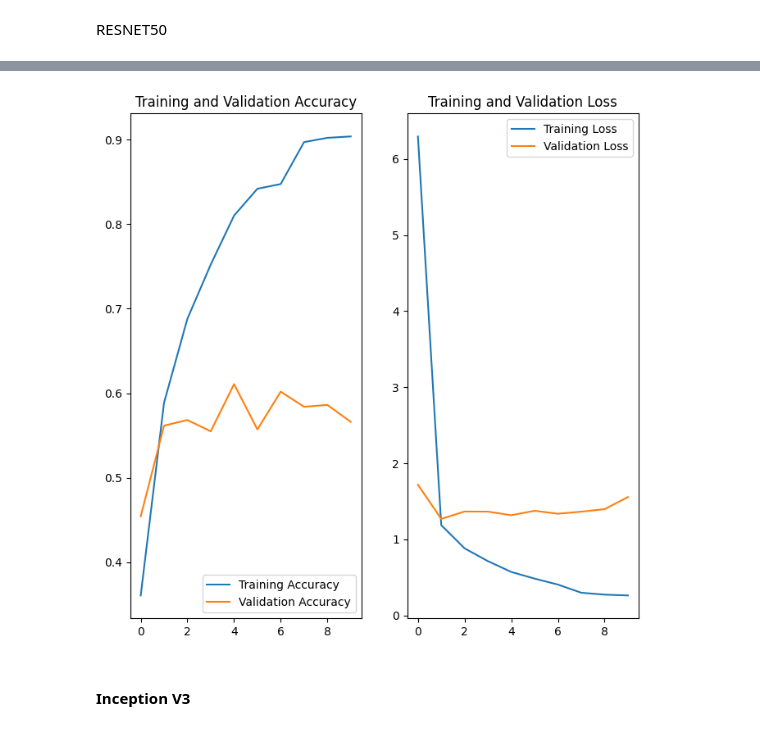
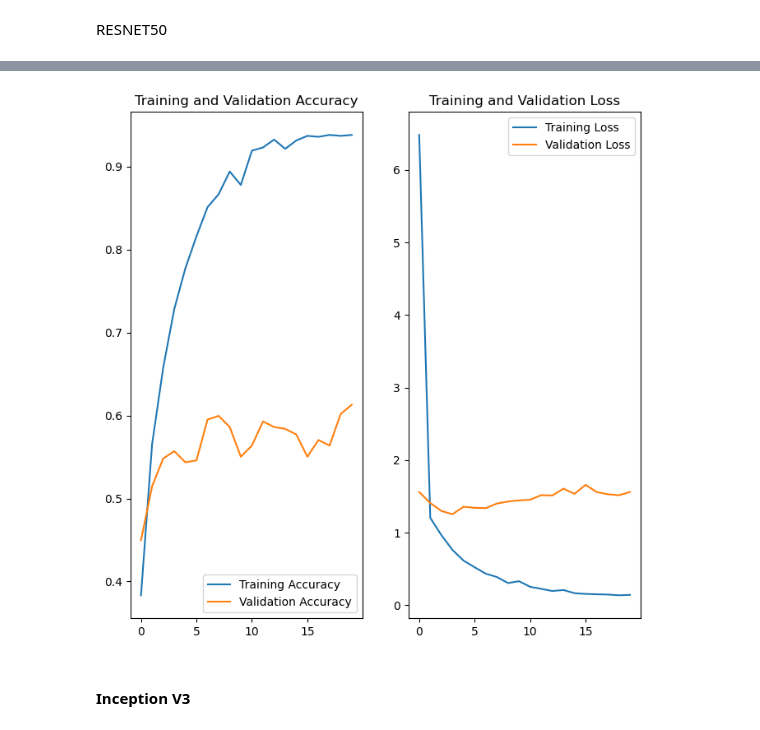
Before and after one commit to aveseq/Skin-Cancer, a Jupyter notebook: ISIC_dataset.ipynb, the cells around one changed output, grey strips where cells are left out. Saved outputs shown, nothing was run; the diff lists cells and outputs as text; code cells hidden in the pictures.

```diff
--- a/ISIC_dataset.ipynb
+++ b/ISIC_dataset.ipynb
@@ -495,14 +496,15 @@ resnet_model.add(Flatten())
 resnet_model.add(Dense(1024, activation='relu'))
 resnet_model.add(Dense(9, activation='softmax'))
 # %%
+from tensorflow.keras import optimizers
+
 # Compile the model
-opt = optimizers.Adam(lr=0.001)
-resnet_model.compile(optimizer=opt,loss='sparse_categorical_crossentropy',  # Use sparse categorical crossentropy for integer labels
-              metrics=['accuracy'])
+opt = optimizers.Adam(learning_rate=0.001)
+resnet_model.compile(optimizer=opt, loss='sparse_categorical_crossentropy', metrics=['accuracy'])
 # %%
 history = resnet_model.fit(
     train_ds,
     validation_data=val_ds,
-    epochs=10
+    epochs=20
 )
 # %% [output]
@@ -529,27 +528,27 @@ Epoch 10/10
 # %%
 acc = history.history['accuracy']
 val_acc = history.history['val_accuracy']
 
 loss = history.history['loss']
 val_loss = history.history['val_loss']
 
-epochs_range = range(10)
+epochs_range = range(20)
 
 plt.figure(figsize=(8, 8))
 plt.subplot(1, 2, 1)
 plt.plot(epochs_range, acc, label='Training Accuracy')
 plt.plot(epochs_range, val_acc, label='Validation Accuracy')
 plt.legend(loc='lower right')
 plt.title('Training and Validation Accuracy')
 
 plt.subplot(1, 2, 2)
 plt.plot(epochs_range, loss, label='Training Loss')
 plt.plot(epochs_range, val_loss, label='Validation Loss')
 plt.legend(loc='upper right')
 plt.title('Training and Validation Loss')
 plt.show()
 # %% [output]
-[figure, old version]
+[figure, new version]
 # %%
 import numpy as np
 from tensorflow.keras.preprocessing.image import img_to_array, load_img
```
Also changed, not shown: parts of 40 cells of this notebook.
